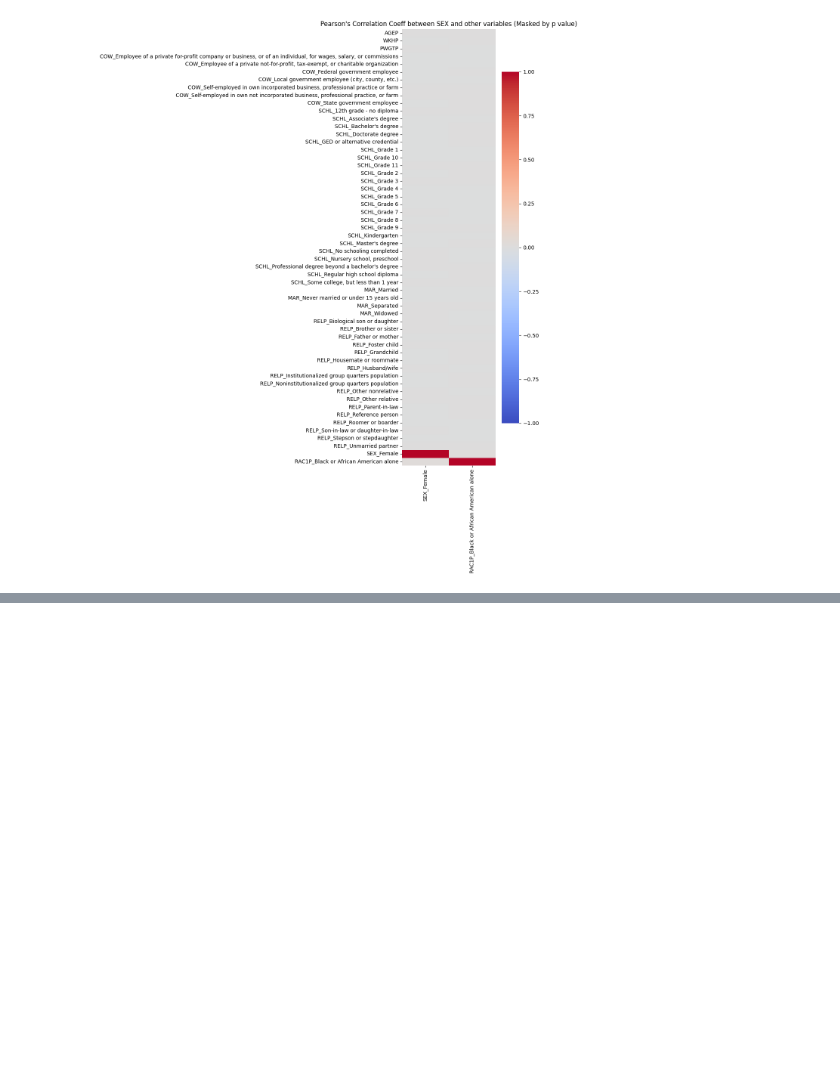
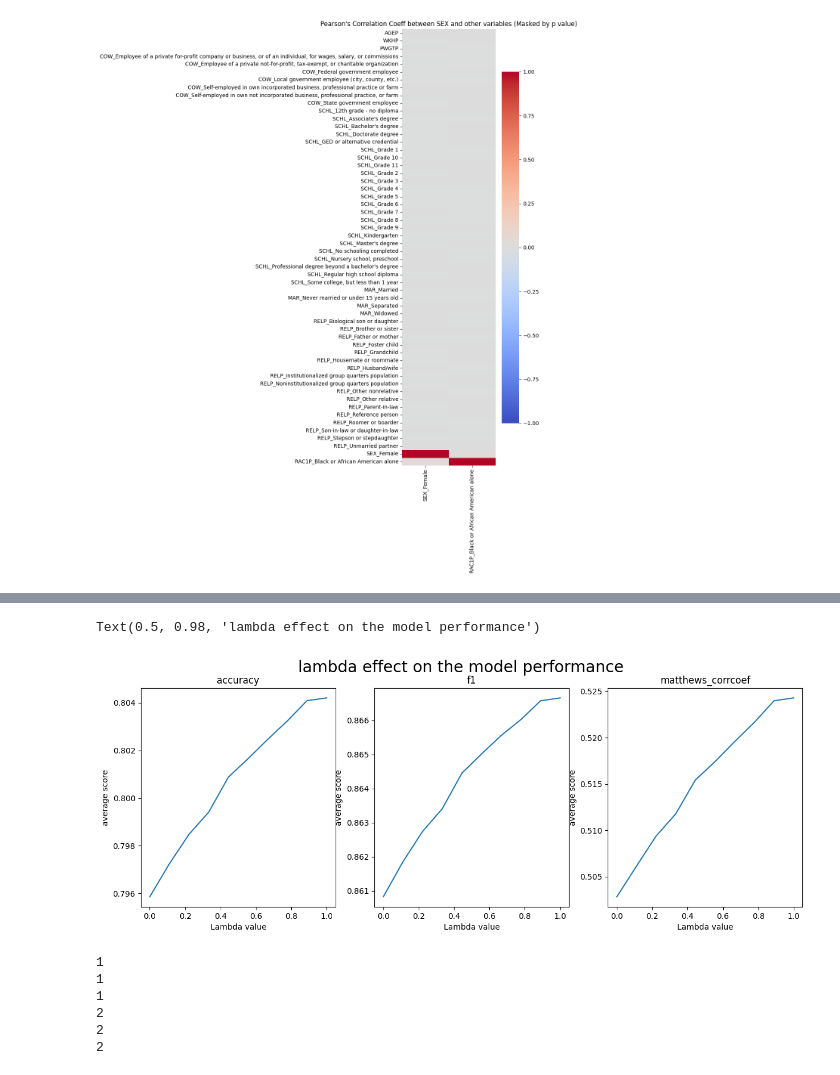
Before and after one commit to PHILIPWins/Algorithmic_Fairness, a Jupyter notebook: Assignment1/Assignemnt_02_oleg.ipynb, the cells around one changed output, grey strips where cells are left out. Drawn from its saved outputs; the diff is of its cells as text; code cells hidden in the pictures; blank space fills up the shorter version.

```diff
--- a/Assignment1/Assignemnt_02_oleg.ipynb
+++ b/Assignment1/Assignemnt_02_oleg.ipynb
@@ -249,7 +187,7 @@ def fair_debiasing(x_d, x_np, lambd_=0):
     x_fair = x_d + lambd_ * (x_np - x_d)
     return x_fair
 
-feautues_np_debiased_fair = fair_debiasing(features_np_debiased, features_np, lambd_=0.1)
+feautues_np_debiased_fair = fair_debiasing(features_np_debiased, features_np, lambd_=0)
 
 features_debiased_fair = pd.concat([feautues_np_debiased_fair, features_p], axis=1)
 features_debiased_fair
@@ -297,27 +237,0 @@ plt.show()
-# %%
-fig, ax = plt.subplots(2,2, figsize=(10,10), sharey=True, sharex=True)
-
-for i in range(1,3):
-    print(i)
-    score_sex = cross_val_score(clf, features.loc[groups[groups["SEX"] == i].index.tolist()],
-                                labels.loc[groups[groups["SEX"] == i].index.tolist()].values.ravel(),
-                                cv = cv)
-    score_race = cross_val_score(clf, features.loc[groups[groups["RAC1P"] == i].index.tolist()],
-                                labels.loc[groups[groups["RAC1P"] == i].index.tolist()].values.ravel(),
-                                cv = cv)
-
-    sns.histplot(score_sex, ax=ax[i-1, 0], kde=False, stat="density", line_kws={"color":"red"})
-    sns.kdeplot(score_sex, ax=ax[i-1, 0], color="red")
-    sns.histplot(score_race, ax=ax[i-1, 1], kde=False, stat="density", line_kws={"color":"red"})
-    sns.kdeplot(score_race, ax=ax[i-1, 1], color="red")
-
-ax[0,0].set_title("SEX = MALE")
-ax[0,1].set_title("SEX = FEMALE")
-
-
-ax[1,0].set_title("CAUCASIAN")
-ax[1,1].set_title("AFRO-DESCENDANT")
-
-
-plt.suptitle("Cross-validation scores for different groups")
-plt.show()
@@ -323,0 +258,13 @@ plt.show()
+# %%
+fig, ax = plt.subplots(1, 3, figsize=(15, 5))
+
+for i, score in enumerate(score_list):
+    ax[i].plot(lambda_list, score_dict[score])
+    ax[i].set_xlabel("Lambda value")
+    ax[i].set_ylabel(f"average score")
+    ax[i].set_title(score)
+
+plt.suptitle("lambda effect on the model performance", size=20)
+# %% [output]
+Text(0.5, 0.98, 'lambda effect on the model performance')
+[figure, added]
@@ -323,0 +277,25 @@ plt.show()
+# %%
+
+score_dict_sex = {}
+score_dict_race = {}
+score_list = ["accuracy", "f1", "matthews_corrcoef"]
+for i in range(1,3):
+    score_dict_sex[i] = {}
+    score_dict_race[i] = {}
+    for score in score_list:
+        print(i)
+        score_sex = cross_val_score(clf, X_test_fair.loc[groups_test[groups_test["SEX"] == i].index.tolist()],
+                                    y_test_fair.loc[groups_test[groups_test["SEX"] == i].index.tolist()].values.ravel(),
+                                    cv = cv, scoring = score)
+        score_race = cross_val_score(clf, X_test_fair.loc[groups_test[groups_test["RAC1P"] == i].index.tolist()],
+                                    y_test_fair.loc[groups_test[groups_test["RAC1P"] == i].index.tolist()].values.ravel(),
+                                    cv = cv)
+        score_dict_sex[i][score] = score_sex
+        score_dict_race[i][score] = score_race
+# %% [output]
+1
+1
+1
+2
+2
+2
```
Also changed, not shown: parts of 15 cells of this notebook, 1 other file.
